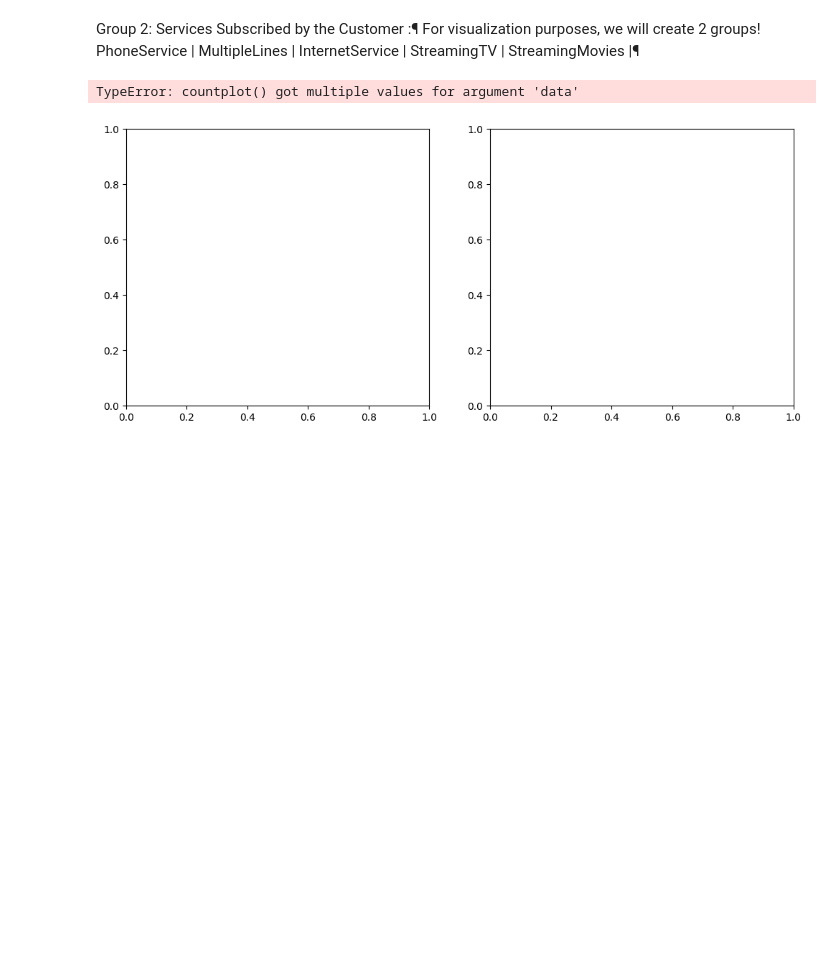
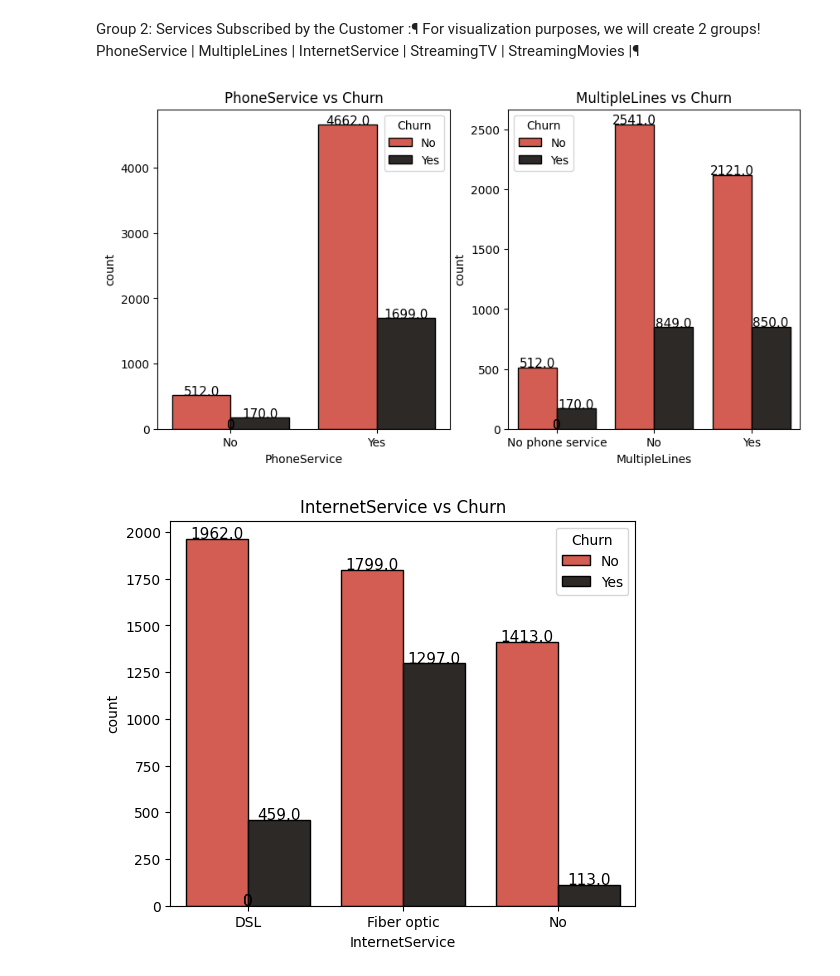
Before and after one commit to Bhupendra-glitch/Customer-Segmentation-Retention, a Jupyter notebook: Telco_Customer_Churn.ipynb, the cells around one changed output. Saved outputs shown, nothing was run; the diff lists cells and outputs as text; code cells hidden in the pictures; blank space fills up the shorter version.

```diff
--- a/Telco_Customer_Churn.ipynb
+++ b/Telco_Customer_Churn.ipynb
@@ -228,7 +228,7 @@ plt.pie(circle,labels = ['Not-Churn Customer','Churn Customer'],autopct = '%1.1f
 plt.title('Churn - Not-Churn %');
 
 plt.subplot(1,2,2)
-ax = sns.countplot('Churn',data = data,palette = colors,edgecolor = 'black')
+ax = sns.countplot(x='Churn',data = data,palette = colors,edgecolor = 'black')
 for rect in ax.patches:
     ax.text(rect.get_x() + rect.get_width() / 2, rect.get_height() + 2, rect.get_height(), horizontalalignment='center', fontsize = 11)
 ax.set_xticklabels(['Not-Churn Customers','Churn Customers'])
@@ -264,7 +263,7 @@ gender| SeniorCitizen| Partner| Dependents|
 fig = plt.subplots(nrows = 2,ncols = 2,figsize = (20,14))
 for i in range(len(l1)):
     plt.subplot(2,2,i+1)
-    ax = sns.countplot(l1[i],data = data,hue = "Churn",palette = colors,edgecolor = 'black')
+    ax = sns.countplot(x=l1[i],data = data,hue = "Churn",palette = colors,edgecolor = 'black')
     for rect in ax.patches:
         ax.text(rect.get_x() + rect.get_width() / 2, rect.get_height() + 2, rect.get_height(), horizontalalignment='center', fontsize = 11)
     title = l1[i] + ' vs Churn'
@@ -285,34 +283,34 @@ Group 2: Services Subscribed by the Customer :¶
 For visualization purposes, we will create 2 groups!
 PhoneService | MultipleLines | InternetService | StreamingTV | StreamingMovies |¶
 # %%
-fig = plt.subplots(nrows = 1,ncols = 2,figsize = (12,5))
+fig = plt.subplots(nrows = 1,ncols = 2,figsize = (10,5))
 
 for i in range(len(l2[0:2])):
     plt.subplot(1,2,i + 1)
-    ax = sns.countplot(l2[i],data = data,hue = "Churn",palette = colors,edgecolor = 'black')
+    ax = sns.countplot(x=l2[i],data = data,hue = "Churn",palette = colors,edgecolor = 'black')
     for rect in ax.patches:
         ax.text(rect.get_x() + rect.get_width() / 2, rect.get_height() + 2, rect.get_height(), horizontalalignment='center', fontsize = 11)
     title = l2[i] + ' vs Churn'
     plt.title(title);
 
 fig = plt.subplots(nrows = 1, ncols = 1, figsize = (6,5))
 
 plt.subplot(1,1,1)
-ax = sns.countplot(l2[2],data = data,hue = "Churn",palette = colors,edgecolor = 'black')
+ax = sns.countplot(x=l2[2],data = data,hue = "Churn",palette = colors,edgecolor = 'black')
 for rect in ax.patches:
     ax.text(rect.get_x() + rect.get_width() / 2, rect.get_height() + 2, rect.get_height(), horizontalalignment='center', fontsize = 11)
 title = l2[2] + ' vs Churn'
 plt.title(title);
 
 fig = plt.subplots(nrows = 1,ncols = 2,figsize = (12,5))
 
 for i in range(len(l2[3:5])):
     plt.subplot(1,2,i + 1)
-    ax = sns.countplot(l2[i + 3],data = data,hue = "Churn",palette = colors,edgecolor = 'black')
+    ax = sns.countplot(x=l2[i + 3],data = data,hue = "Churn",palette = colors,edgecolor = 'black')
     for rect in ax.patches:
         ax.text(rect.get_x() + rect.get_width() / 2, rect.get_height() + 2, rect.get_height(), horizontalalignment='center', fontsize = 11)
     title = l2[i + 3] + ' vs Churn'
     plt.title(title);
 # %% [output]
-TypeError: countplot() got multiple values for argument 'data'
-[figure, old version]
+[figure, new version]
+[figure, added]
```
Also changed, not shown: parts of 3 cells of this notebook.
